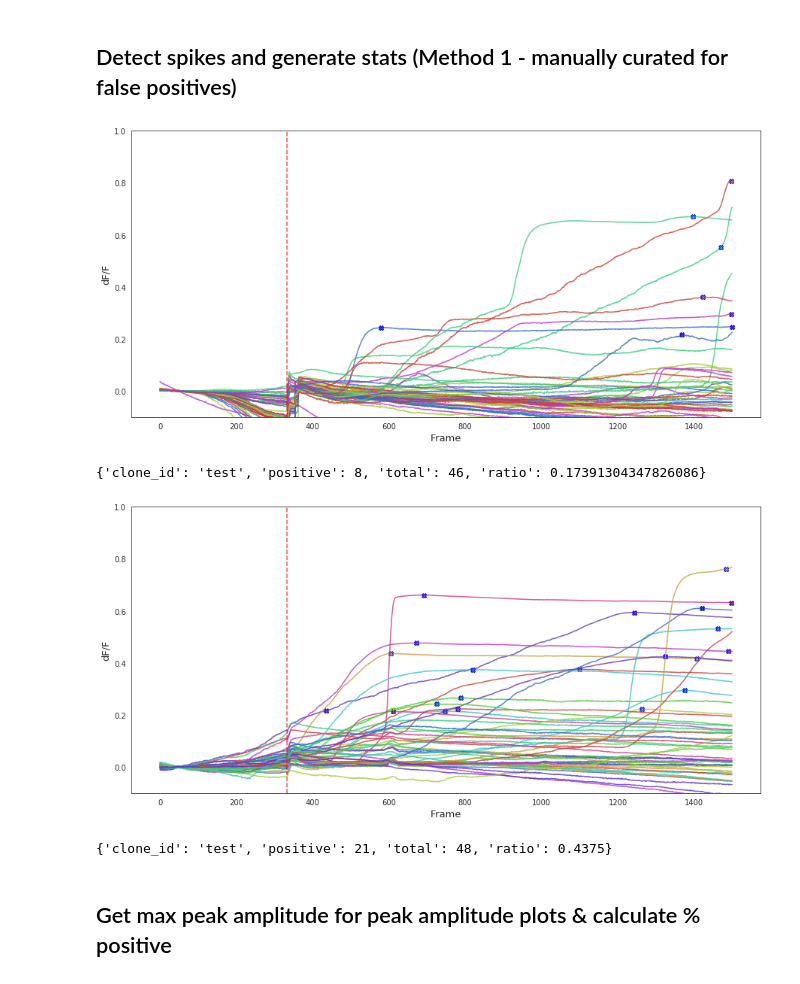
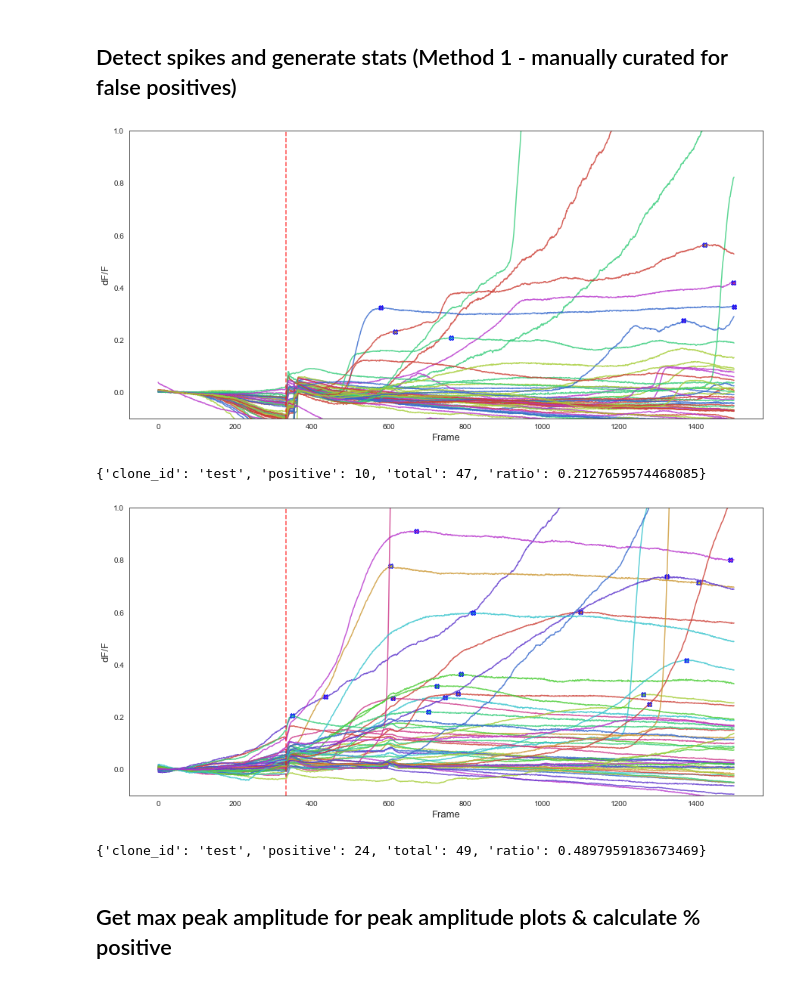
Before and after one commit to marxcrake/Ca_analysis_paper, a Jupyter notebook: Ca_analysis.ipynb, the cells around one changed output. Cells and saved outputs as stored; diff of their text form; code cells hidden in the pictures.

```diff
--- a/Ca_analysis.ipynb
+++ b/Ca_analysis.ipynb
@@ -224,7 +221,7 @@ sub_fig = fig1
 for file in results_norm:
 
 
-    for ex in np.arange(1,len(results_norm[file].columns)):
+    for ex in np.arange(1,len(results_norm[file].columns)+1):
 
         series = results_norm[file]['Mean'+str(ex)]
         cmap = sns.hls_palette(10,l=.5, s=.6)
@@ -285,7 +282,7 @@ for file in results_norm:
     #initialize positive and total number of cells
     positive = 0
     total = 0
-    for ex in np.arange(1,len(results_norm[file].columns)):
+    for ex in np.arange(1,len(results_norm[file].columns)+1):
         series = results_norm[file]['Mean'+str(ex)]
         series_peaks =results_norm[file]['Mean'+str(ex)][stim:1500]
 
@@ -293,37 +290,37 @@ for file in results_norm:
         ind = detect_peaks(series_peaks, show=False,mph=0.20, mpd=800, threshold=0, edge='rising',kpsh=False)
 
         cmap = sns.hls_palette(20,l=.5, s=.6)
         sns.set_palette(cmap)
         plt.plot(series, alpha = 0.8)
         plt.xlabel("Frame",fontdict={'fontsize':13})
         plt.ylabel("dF/F",fontdict={'fontsize':13})
         sub_fig.set_ylim(-0.1,1)
         total = total + 1
         #plot detected peaks and count
         try:
                 plt.plot(ind+stim, series[ind+stim], 'X', mfc=None, mec='b')
                 positive = positive + len(series[ind])
         except KeyError:
             continue
 
     plt.axvline(x = stim , linestyle = '--', color = 'red', alpha =0.7)
     plt.show()
 
 
 
 
     dic  ={
         'clone_id': mypath,
         'positive': positive,
         'total': total,
         'ratio':positive/total
         }
     print(dic)
 # %% [output]
-[figure, old version]
+[figure, new version]
-{'clone_id': 'test', 'positive': 8, 'total': 46, 'ratio': 0.17391304347826086}
+{'clone_id': 'test', 'positive': 10, 'total': 47, 'ratio': 0.2127659574468085}
-[figure, old version]
+[figure, new version]
-{'clone_id': 'test', 'positive': 21, 'total': 48, 'ratio': 0.4375}
+{'clone_id': 'test', 'positive': 24, 'total': 49, 'ratio': 0.4897959183673469}
 # %% [markdown]
 ## Get max peak amplitude for peak amplitude plots & calculate % positive
 # %% [markdown]
```
Also changed, not shown: parts of 7 cells of this notebook.
